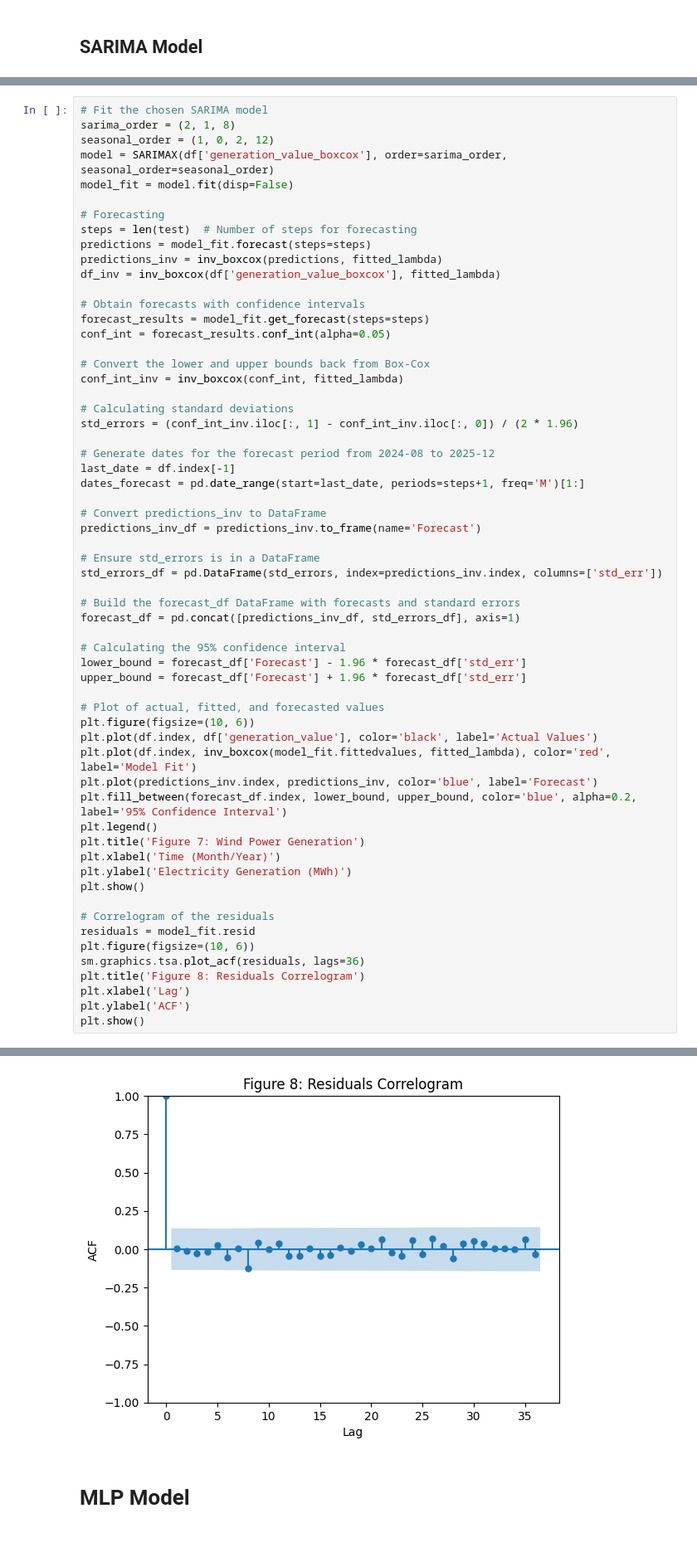
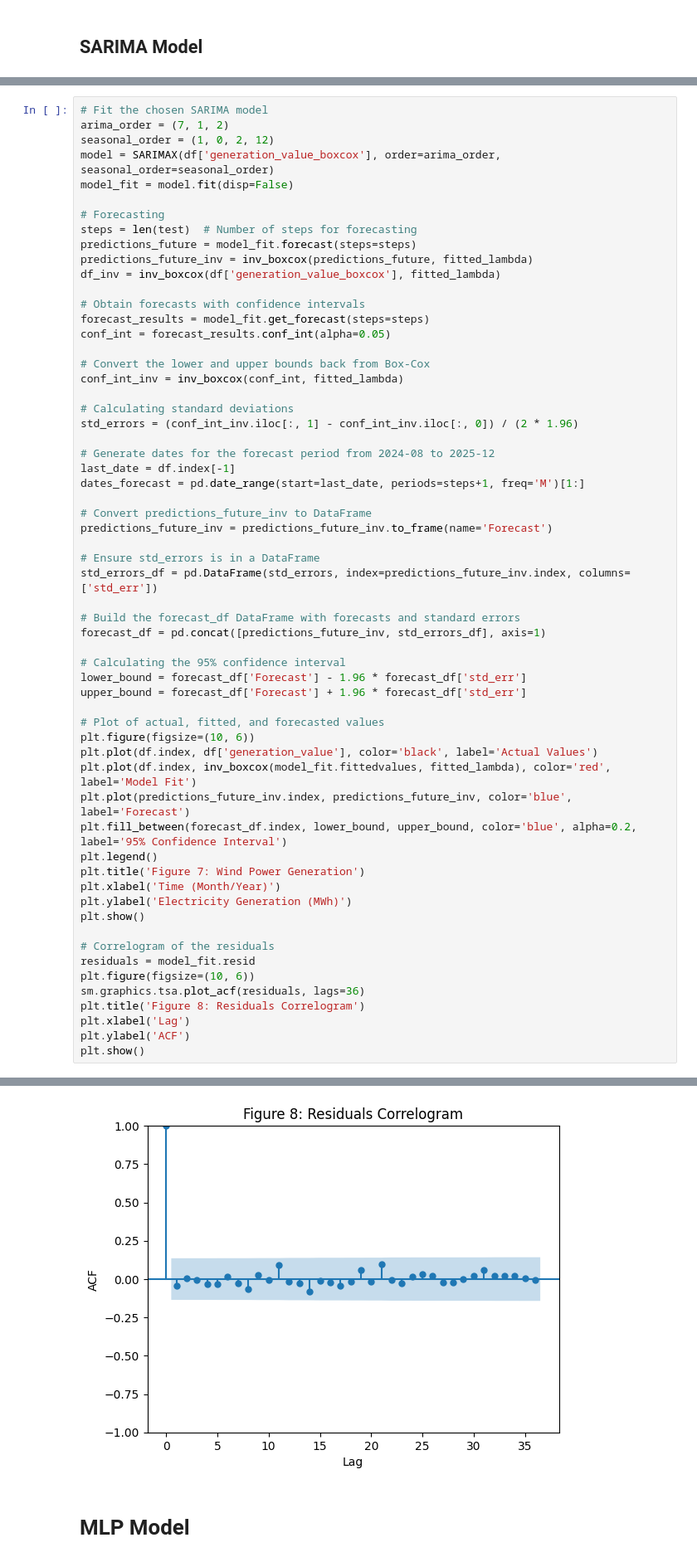
Before and after one commit to pedronatanaelfs/energy_project, a Jupyter notebook: notebooks/data_modeling.ipynb, the cells around one changed output, grey strips where cells are left out. Shown: that part at 83% size. Saved outputs shown, nothing was run; the diff lists cells and outputs as text.

```diff
--- a/notebooks/data_modeling.ipynb
+++ b/notebooks/data_modeling.ipynb
@@ -295,14 +398,14 @@ Results: [((2, 1, 2), (1, 0, 2, 12), 1070.248405790385, 314.94326969675643), ((2
 # %%
 # Fit the chosen SARIMA model
-sarima_order = (2, 1, 8)
+arima_order = (7, 1, 2)
 seasonal_order = (1, 0, 2, 12)
-model = SARIMAX(df['generation_value_boxcox'], order=sarima_order, seasonal_order=seasonal_order)
+model = SARIMAX(df['generation_value_boxcox'], order=arima_order, seasonal_order=seasonal_order)
 model_fit = model.fit(disp=False)
 
 # Forecasting
 steps = len(test)  # Number of steps for forecasting
-predictions = model_fit.forecast(steps=steps)
-predictions_inv = inv_boxcox(predictions, fitted_lambda)
+predictions_future = model_fit.forecast(steps=steps)
+predictions_future_inv = inv_boxcox(predictions_future, fitted_lambda)
 df_inv = inv_boxcox(df['generation_value_boxcox'], fitted_lambda)
 
 # Obtain forecasts with confidence intervals
@@ -319,43 +422,43 @@ std_errors = (conf_int_inv.iloc[:, 1] - conf_int_inv.iloc[:, 0]) / (2 * 1.96)
 last_date = df.index[-1]
 dates_forecast = pd.date_range(start=last_date, periods=steps+1, freq='M')[1:]
 
-# Convert predictions_inv to DataFrame
-predictions_inv_df = predictions_inv.to_frame(name='Forecast')
+# Convert predictions_future_inv to DataFrame
+predictions_future_inv = predictions_future_inv.to_frame(name='Forecast')
 
 # Ensure std_errors is in a DataFrame
-std_errors_df = pd.DataFrame(std_errors, index=predictions_inv.index, columns=['std_err'])
+std_errors_df = pd.DataFrame(std_errors, index=predictions_future_inv.index, columns=['std_err'])
 
 # Build the forecast_df DataFrame with forecasts and standard errors
-forecast_df = pd.concat([predictions_inv_df, std_errors_df], axis=1)
+forecast_df = pd.concat([predictions_future_inv, std_errors_df], axis=1)
 
 # Calculating the 95% confidence interval
 lower_bound = forecast_df['Forecast'] - 1.96 * forecast_df['std_err']
 upper_bound = forecast_df['Forecast'] + 1.96 * forecast_df['std_err']
 
 # Plot of actual, fitted, and forecasted values
 plt.figure(figsize=(10, 6))
 plt.plot(df.index, df['generation_value'], color='black', label='Actual Values')
 plt.plot(df.index, inv_boxcox(model_fit.fittedvalues, fitted_lambda), color='red', label='Model Fit')
-plt.plot(predictions_inv.index, predictions_inv, color='blue', label='Forecast')
+plt.plot(predictions_future_inv.index, predictions_future_inv, color='blue', label='Forecast')
 plt.fill_between(forecast_df.index, lower_bound, upper_bound, color='blue', alpha=0.2, label='95% Confidence Interval')
 plt.legend()
 plt.title('Figure 7: Wind Power Generation')
 plt.xlabel('Time (Month/Year)')
 plt.ylabel('Electricity Generation (MWh)')
 plt.show()
 
 # Correlogram of the residuals
 residuals = model_fit.resid
 plt.figure(figsize=(10, 6))
 sm.graphics.tsa.plot_acf(residuals, lags=36)
 plt.title('Figure 8: Residuals Correlogram')
 plt.xlabel('Lag')
 plt.ylabel('ACF')
 plt.show()
 # %% [output]
 [figure]
 <Figure size 1000x600 with 0 Axes>
-[figure, old version]
+[figure, new version]
 # %% [markdown]
 # MLP Model
 # %%
```
Also changed, not shown: parts of 33 cells of this notebook, 2 other files.
